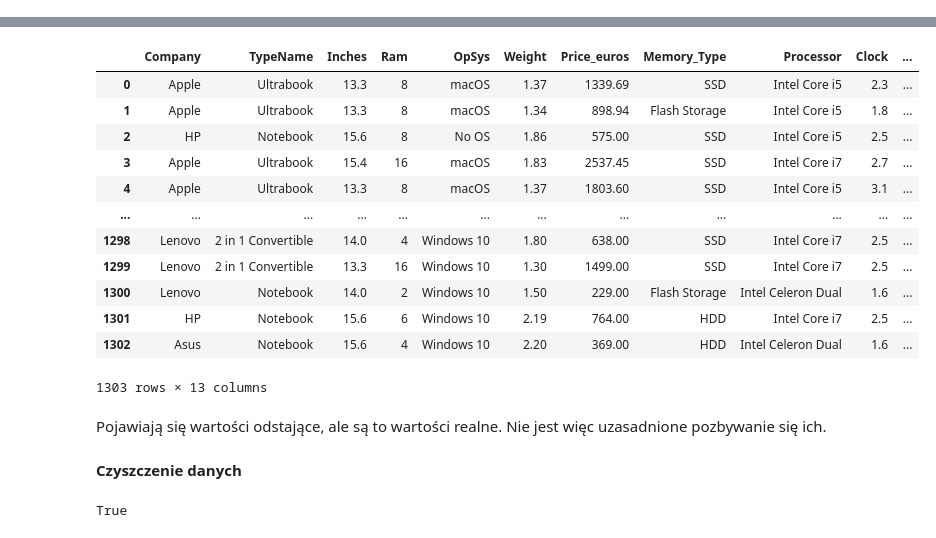
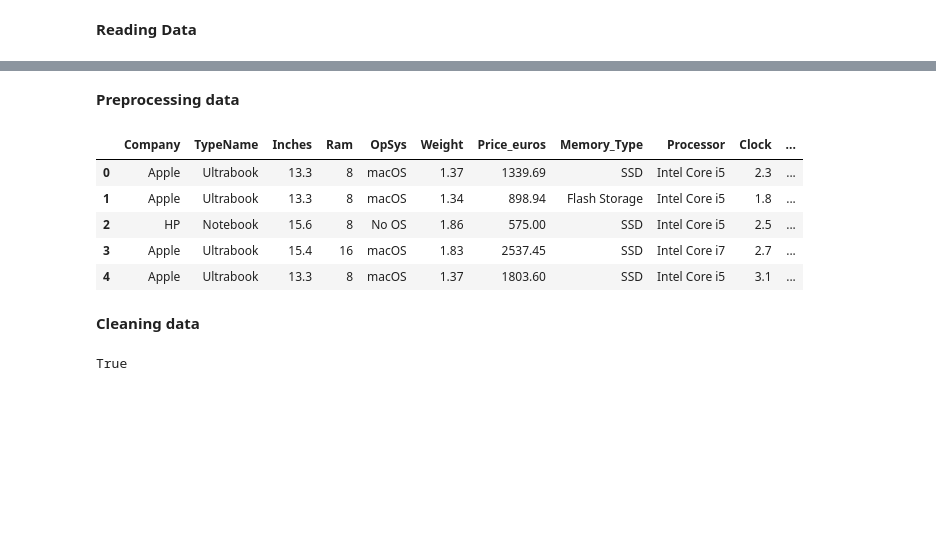
Before and after one commit to jakub1090cn/Laptop-Price-Prediction, a Jupyter notebook: Project_regression.ipynb, the cells around one changed output, grey strips where cells are left out. Drawn from its saved outputs; the diff is of its cells as text; code cells hidden in the pictures; blank space fills up the shorter version.

```diff
--- a/Project_regression.ipynb
+++ b/Project_regression.ipynb
@@ -1,3 +28,5 @@
+# %% [markdown]
+**Reading Data**
 # %%
 import pandas as pd
 
@@ -10,6 +39,8 @@ df.head()
 | 2 | 3 | HP | 250 G6 | Notebook | 15.6 | Full HD 1920x1080 | Intel Core i5 7200U 2.5GHz | 8GB | 256GB SSD | Intel HD Graphics 620 | ... |
 | 3 | 4 | Apple | MacBook Pro | Ultrabook | 15.4 | IPS Panel Retina Display 2880x1800 | Intel Core i7 2.7GHz | 16GB | 512GB SSD | AMD Radeon Pro 455 | ... |
 | 4 | 5 | Apple | MacBook Pro | Ultrabook | 13.3 | IPS Panel Retina Display 2560x1600 | Intel Core i5 3.1GHz | 8GB | 256GB SSD | Intel Iris Plus Graphics 650 | ... |
+# %% [markdown]
+**Preprocessing data**
 # %%
 brand_counts = df['Company'].value_counts()
 small_brands = brand_counts[brand_counts < 10].index
@@ -27,45 +58,36 @@ def convert_to_gb(value):
         return float(num) * unit_map[unit.upper()]
     return None
 
 def trim_processor(value):
     if value.startswith('Intel'):
         return ' '.join(value.split(' ', 3)[:3])
     else:
         return ' '.join(value.split(' ', 2)[:2])
 df[['Processor', 'Clock']] = df['Cpu'].apply(lambda x: pd.Series(str(x).rsplit(' ', 1)))
 df['Processor'] = df['Processor'].apply(trim_processor)
 cpu_counts = df['Processor'].value_counts()
 rare_cpu = cpu_counts[cpu_counts < 10].index
 df['Processor'] = df['Processor'].apply(lambda x: "Others" if x in rare_cpu else x)
 df['Clock'] = df['Clock'].apply(lambda x: float(str(x).strip("GHz")))
 
 df['Memory_size_GB'] = df['Memory'].apply(convert_to_gb)
 df['Ram'] = df["Ram"].apply(lambda x: int(str(x).strip("GB")))
 df['Weight'] = df["Weight"].apply(lambda x: float(str(x).strip("kg")))
 
 df['Gpu_Brand'] = df['Gpu'].str.split(n=1, expand=True)[0]
 
 df['Screen_Width'] = df['ScreenResolution'].str.rsplit(' ', n=1).str[-1].str.split('x').str[0].astype(int)
 df = df.drop(['laptop_ID', 'Product', 'ScreenResolution', 'Cpu', 'Memory', 'Gpu'], axis=1)
-df
+df.head()
 # %% [output]
 |  | Company | TypeName | Inches | Ram | OpSys | Weight | Price_euros | Memory_Type | Processor | Clock | ... |
 | 0 | Apple | Ultrabook | 13.3 | 8 | macOS | 1.37 | 1339.69 | SSD | Intel Core i5 | 2.3 | ... |
 | 1 | Apple | Ultrabook | 13.3 | 8 | macOS | 1.34 | 898.94 | Flash Storage | Intel Core i5 | 1.8 | ... |
 | 2 | HP | Notebook | 15.6 | 8 | No OS | 1.86 | 575.00 | SSD | Intel Core i5 | 2.5 | ... |
 | 3 | Apple | Ultrabook | 15.4 | 16 | macOS | 1.83 | 2537.45 | SSD | Intel Core i7 | 2.7 | ... |
 | 4 | Apple | Ultrabook | 13.3 | 8 | macOS | 1.37 | 1803.60 | SSD | Intel Core i5 | 3.1 | ... |
-| ... | ... | ... | ... | ... | ... | ... | ... | ... | ... | ... | ... |
-| 1298 | Lenovo | 2 in 1 Convertible | 14.0 | 4 | Windows 10 | 1.80 | 638.00 | SSD | Intel Core i7 | 2.5 | ... |
-| 1299 | Lenovo | 2 in 1 Convertible | 13.3 | 16 | Windows 10 | 1.30 | 1499.00 | SSD | Intel Core i7 | 2.5 | ... |
-| 1300 | Lenovo | Notebook | 14.0 | 2 | Windows 10 | 1.50 | 229.00 | Flash Storage | Intel Celeron Dual | 1.6 | ... |
-| 1301 | HP | Notebook | 15.6 | 6 | Windows 10 | 2.19 | 764.00 | HDD | Intel Core i7 | 2.5 | ... |
-| 1302 | Asus | Notebook | 15.6 | 4 | Windows 10 | 2.20 | 369.00 | HDD | Intel Celeron Dual | 1.6 | ... |
-1303 rows × 13 columns
-# %% [markdown]
-Pojawiają się wartości odstające, ale są to wartości realne. Nie jest więc uzasadnione pozbywanie się ich.
-# %% [markdown]
-**Czyszczenie danych**
+# %% [markdown]
+**Cleaning data**
 # %%
 any_nan = df.isnull().values.any()
 any_nan
```
Also changed, not shown: parts of 19 cells of this notebook.
